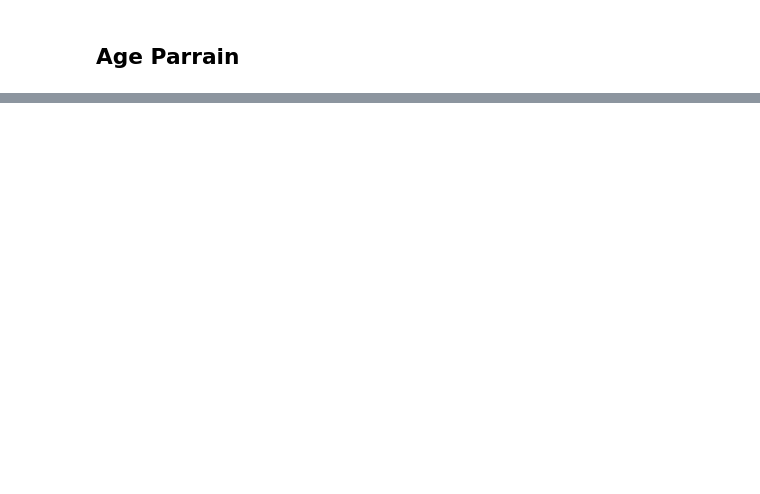
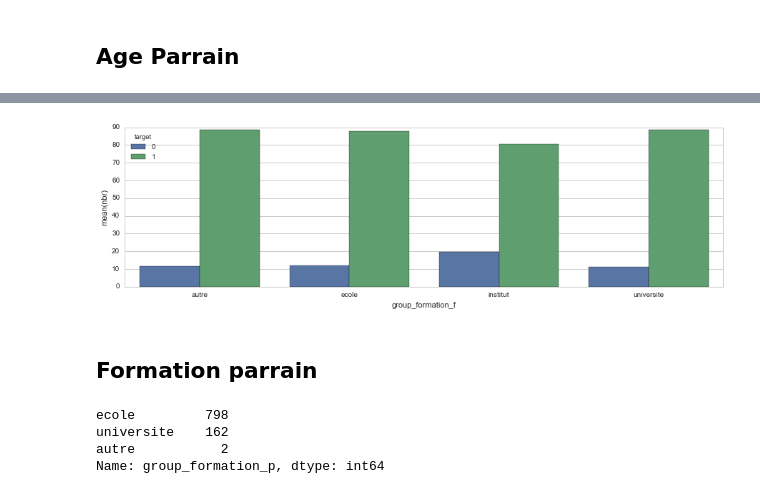
Before and after one commit to dataforgoodfr/batch-1_frateli, a Jupyter notebook: notebook/Explore_merging.ipynb, the cells around one changed output, grey strips where cells are left out. Cells and saved outputs as stored; diff of their text form; code cells hidden in the pictures; blank space fills up the shorter version.

```diff
--- a/notebook/Explore_merging.ipynb
+++ b/notebook/Explore_merging.ipynb
@@ -6,5 +6,22 @@ import matplotlib.pyplot as plt
 import seaborn as sns
 sns.set_style('whitegrid')
 %matplotlib inline
+# %%
+## Fonctions to plot
+
+def col_target_q(col, data):
+    group_target = data.groupby(['target'])[col].value_counts().reset_index()
+    group_target.rename(columns={0:'nbr'}, inplace=True)
+    f, ax = plt.subplots(figsize=(15, 4))
+    sns.barplot(x=col, y='nbr', hue='target', data=group_target.sort_values(col), hue_order=[0,1])
+
+def col_target(col, data):
+    group_target = data.groupby(['target'])[col].value_counts()
+    state_pcts = group_target.groupby(level=1).apply(lambda x: 100*x/float(x.sum()))
+    lol = pd.DataFrame(state_pcts)
+    lol.reset_index(inplace=True)
+    lol.rename(columns={0:'nbr'}, inplace=True)
+    f, ax = plt.subplots(figsize=(15, 4))
+    sns.barplot(x=col, y='nbr', hue='target', data=lol.sort_values(col), hue_order=[0,1])
 # %%
 data = pd.read_csv('../data/data.csv', encoding='utf-8')
@@ -177,0 +213,15 @@ facet.add_legend()
+# %%
+def group_formation(x):
+#    try:
+    if "ecole" in x.lower():
+        return "ecole"
+    elif "universit" in x.lower():
+        return "universite"
+    elif "institut" in x.lower():
+        return "institut"
+    else:
+        return "autre"
+#    except:
+#        print x
+# %%
+data["group_formation_f"] = data["Formation actuelle"].apply(lambda x: group_formation(x))
@@ -177,0 +236,6 @@ facet.add_legend()
+# %%
+col_target("group_formation_f", data)
+# %% [output]
+[figure, added]
+# %% [markdown]
+## Formation parrain
@@ -177,0 +249,7 @@ facet.add_legend()
+# %%
+data.group_formation_p.value_counts()
+# %% [output]
+ecole         798
+universite    162
+autre           2
+Name: group_formation_p, dtype: int64
```
Also changed, not shown: parts of 47 cells of this notebook, 1 other file.
